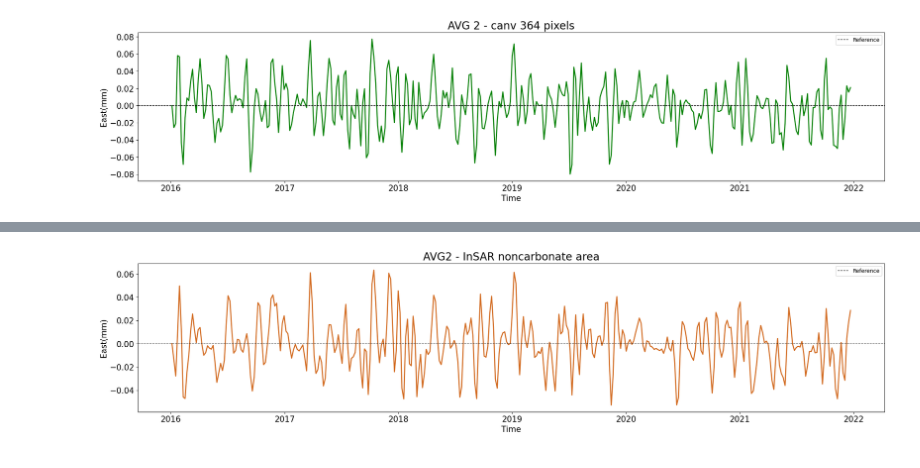
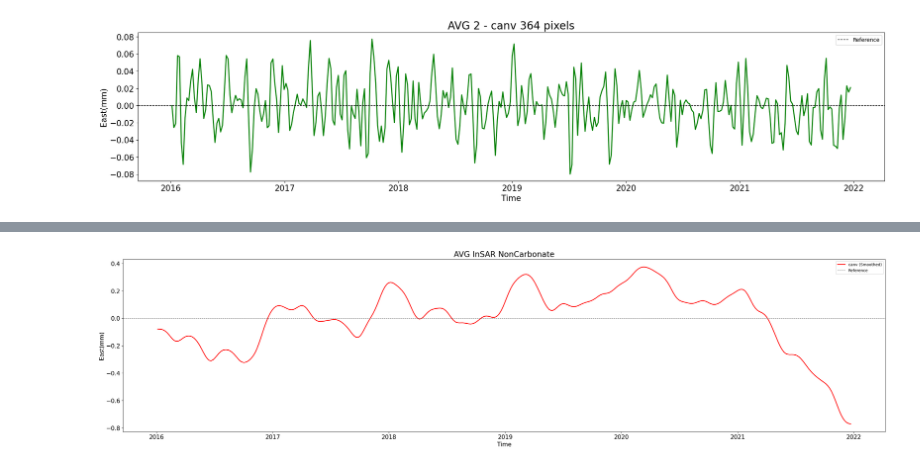
Before and after one commit to Rafaelaboliver/TimeSeries-insar, a Jupyter notebook: Untitled2.ipynb, the cells around one changed output, grey strips where cells are left out. Drawn from its saved outputs; the diff is of its cells as text; code cells hidden in the pictures.

```diff
--- a/Untitled2.ipynb
+++ b/Untitled2.ipynb
@@ -450,16 +804,16 @@ Date
 # %%
-all_carbonate = pd.concat(carbonate_dict.values(), axis=1)
+all_carbonate = pd.concat(carbonate_area_dict.values(), axis=1)
 
 avg_carbonate = all_carbonate.mean(axis=1).rolling(2, min_periods=1).mean()
 avg_carbonate_df = pd.DataFrame(avg_carbonate)
 avg_carbonate_df.columns = ['avg_carbonate_east(mm)']
 
 
-all_noncarbonate = pd.concat(noncarbonate_dict.values(), axis=1)
+all_noncarbonate = pd.concat(noncarbonate_area_dict.values(), axis=1)
 
 avg_noncarbonate = all_noncarbonate.mean(axis=1).rolling(2, min_periods=1).mean()
 avg_noncarbonate_df = pd.DataFrame(avg_noncarbonate)
 avg_noncarbonate_df.columns = ['avg_noncarbonate_east(mm)']
 
-print(avg_carbonate_df)
+print(avg_noncarbonate_df)
 # %% [output]
@@ -479,2 +833,10 @@ Date
 
 [364 rows x 1 columns]
+# %%
+#adding std
+avg_carbonate_df['std_avg1'] = avg_carbonate_df['avg_carbonate_east(mm)'].rolling(5).std()
+avg_carbonate_df.index = pd.to_datetime(avg_carbonate_df.index)
+
+avg_noncarbonate_df['std_avg1'] = avg_noncarbonate_df['avg_noncarbonate_east(mm)'].rolling(2).std()
+avg_noncarbonate_df.index = pd.to_datetime(avg_noncarbonate_df.index)
+print(avg_noncarbonate_df)
@@ -481,23 +859,25 @@ Date
 # %%
-folder = f'/home/rafaela/internship/time_series/TimeSeries-insar/egm_files/insar_ts_plots/east/'
+plt.figure(figsize=(35, 8))
 
-plt.figure(figsize=(25, 5))
+sigma = 3  # Valor de sigma para controlar a suavização
+smoothed_data = gaussian_filter1d(avg_noncarbonate_df['avg_noncarbonate_east(mm)'].values, sigma=sigma)
 
-plt.plot(avg2_station_df.index, avg_noncarbonate_df, color= 'chocolate', lw=2)
-plt.title(f'AVG2 - InSAR noncarbonate area', fontsize = 20)
-plt.axhline(y=0, color='black', linestyle='--', linewidth=1, label='Reference')
-plt.xlabel('Time', fontsize = 15)
+#plt.errorbar(avg_noncarbonate_df.index, avg_noncarbonate_df['avg_noncarbonate_east(mm)'], yerr = avg_noncarbonate_df['std_avg1'], fmt = '-o', color = 'navy', lw = 2, ecolor = 'red', capsize = 7, label='STD - AVG 1')
+plt.plot(avg_noncarbonate_df.index, smoothed_data, label=f'{station_name} (Smoothed)', color= 'red', lw=2.0)
+plt.title('AVG InSAR NonCarbonate', fontsize=20)
+plt.axhline(y=0, color='grey', linestyle='--', linewidth=1, label='Reference')
+plt.xlabel('Time', fontsize=15)
 plt.xticks(fontsize=15)
-plt.ylabel('East(mm)', fontsize = 15)
+plt.ylabel('East(mm)', fontsize=15)
 plt.yticks(fontsize=15)
-#plt.ylim(-0.008,0.008)
 
 plt.legend()
 
-fl = os.path.join(folder, f'AVG2_noncarbonate_area.svg')
+folder = f'/home/rafaela/internship/time_series/TimeSeries-insar/egm_files/insar_ts_plots/east/'
+fl = os.path.join(folder, f'AVG1+STD_InSAR_noncarbonate.svg')
 f = io.BytesIO()
-plt.savefig(fl, format="svg")
+#plt.savefig(fl, format="svg")
 
 plt.show()
 # %% [output]
-[figure, old version]
+[figure, new version]
```
Also changed, not shown: parts of 33 cells of this notebook, 7 other files.
